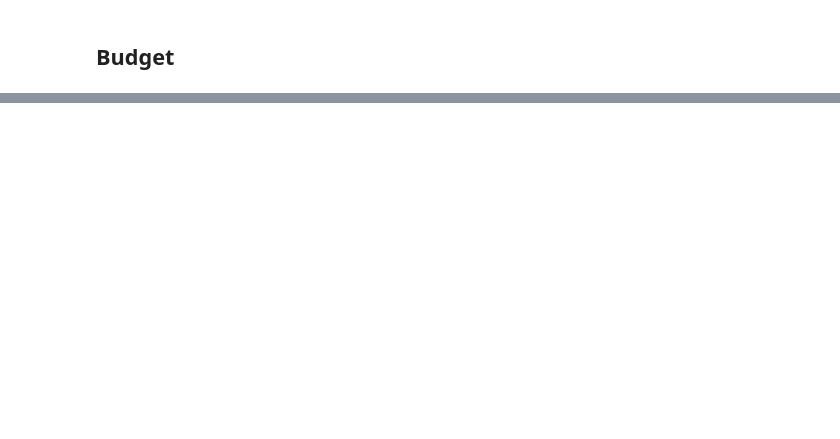
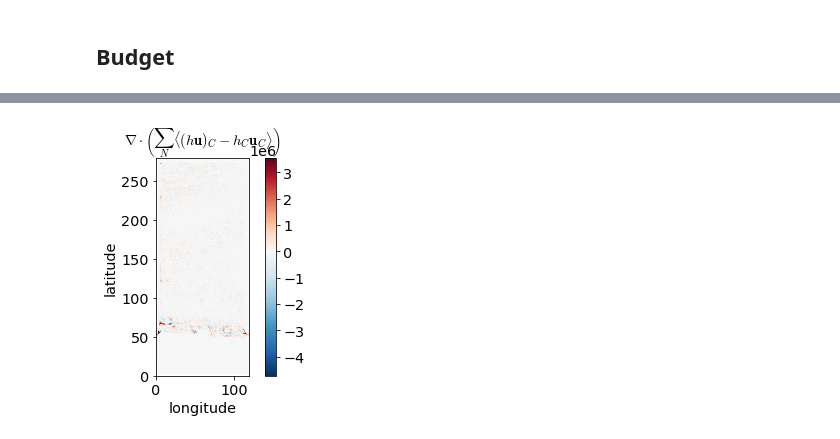
Before and after one commit to ocean-eddy-cpt/NeverWorld2, a Jupyter notebook: config_0p25/A001_27_July_2020_coarsening.ipynb, the cells around one changed output, grey strips where cells are left out. Saved outputs shown, nothing was run; the diff lists cells and outputs as text; code cells hidden in the pictures; blank space fills up the shorter version.

```diff
--- a/config_0p25/A001_27_July_2020_coarsening.ipynb
+++ b/config_0p25/A001_27_July_2020_coarsening.ipynb
@@ -512,0 +907,24 @@ findfont: Font family ['sans-serif'] not found. Falling back to DejaVu Sans.
+# %%
+xhc = st.xh.values.reshape(-1,coarsen).mean(axis=1)
+yhc = st.yh.values.reshape(-1,coarsen).mean(axis=1)
+xqc = st.xq.values[::coarsen]
+yqc = st.yq.values[::coarsen]
+
+dsc = xr.Dataset(coords={'xhc': (['xhc',], xhc), 'xqc': (['xqc',], xqc), 'yhc': (['yhc',], yhc), 'yqc': (['yqc',], yqc), 'time': (['time',], time)})
+dsc = dsc.assign_coords({'xhc': ('xhc', xhc), 'xqc': ('xqc', xqc), 'yhc': ('yhc', yhc), 'yqc':('yqc', yqc), 'time':('time',time) })
+gridc = Grid(dsc, coords={'X': {'center': 'xhc', 'outer': 'xqc'},
+                          'Y': {'center': 'yhc', 'outer': 'yqc'} }, periodic=['X'])
+
+dsc = xr.Dataset({'hcuc': (('time','yhc','xqc'), hcuc),
+                  'hcup': (('time','yhc','xqc'), hcup),
+                  'hpuc': (('time','yhc','xqc'), hpuc),
+                  'hpup': (('time','yhc','xqc'), hpup),
+                  'hdagudag': (('time','yhc','xqc'), hdagudag),
+                  'uhc_coarse': (('time','yhc','xqc'), uhc_coarse),
+                  'hcvc': (('time','yqc','xhc'), hcvc),
+                  'hcvp': (('time','yqc','xhc'), hcvp),
+                  'hpvc': (('time','yqc','xhc'), hpvc),
+                  'hpvp': (('time','yqc','xhc'), hpvp),
+                  'hdagvdag': (('time','yqc','xhc'), hdagvdag),
+                  'vhc_coarse': (('time','yqc','xhc'), vhc_coarse),
+                  'areac': (('yhc','xhc'), areac)})
@@ -512,0 +1011,22 @@ findfont: Font family ['sans-serif'] not found. Falling back to DejaVu Sans.
+# %%
+term2_hcuc =  (gridc.diff(dsc.hcuc.mean(axis=0), 'X', boundary='fill') + gridc.diff(dsc.hcvc.mean(axis=0), 'Y', boundary='fill'))
+term2_uhc = (gridc.diff(dsc.uhc_coarse.mean(axis=0), 'X', boundary='fill') + gridc.diff(dsc.vhc_coarse.mean(axis=0), 'Y', boundary='fill'))
+
+temp_var = (term2_uhc-term2_hcuc)
+
+term2_hcuc =  (gridc.diff(dsc.hcuc, 'X', boundary='fill') + gridc.diff(dsc.hcvc, 'Y', boundary='fill'))
+term2_uhc = (gridc.diff(dsc.uhc_coarse, 'X', boundary='fill') + gridc.diff(dsc.vhc_coarse, 'Y', boundary='fill'))
+
+temp_var = (term2_uhc-term2_hcuc).mean(axis=0)
+
+plt.pcolormesh(dsc.xhc,dsc.yhc,temp_var,norm=MidpointNormalize(midpoint=0.),cmap='RdBu_r')
+plt.xlabel('longitude')
+plt.ylabel('latitude')
+plt.axis([dsc.xhc.min(), dsc.xhc.max(), dsc.yhc.min(), dsc.yhc.max()])
+plt.gca().set_aspect('equal', adjustable='box')
+plt.title(r'$\nabla\cdot\left(\sum_{N}\langle h \mathbf{u} \rangle_C - \langle h_C \mathbf{u}_C \rangle\right) $')
+plt.title(r'$\nabla\cdot\left(\sum_{N}\langle (h \mathbf{u})_C - h_C \mathbf{u}_C \rangle\right) $')
+plt.colorbar()
+plt.savefig('difference.png', dpi=200,bbox_inches='tight',pad_inches=0)
+# %% [output]
+[figure, added]
```
Also changed, not shown: parts of 31 cells of this notebook.
